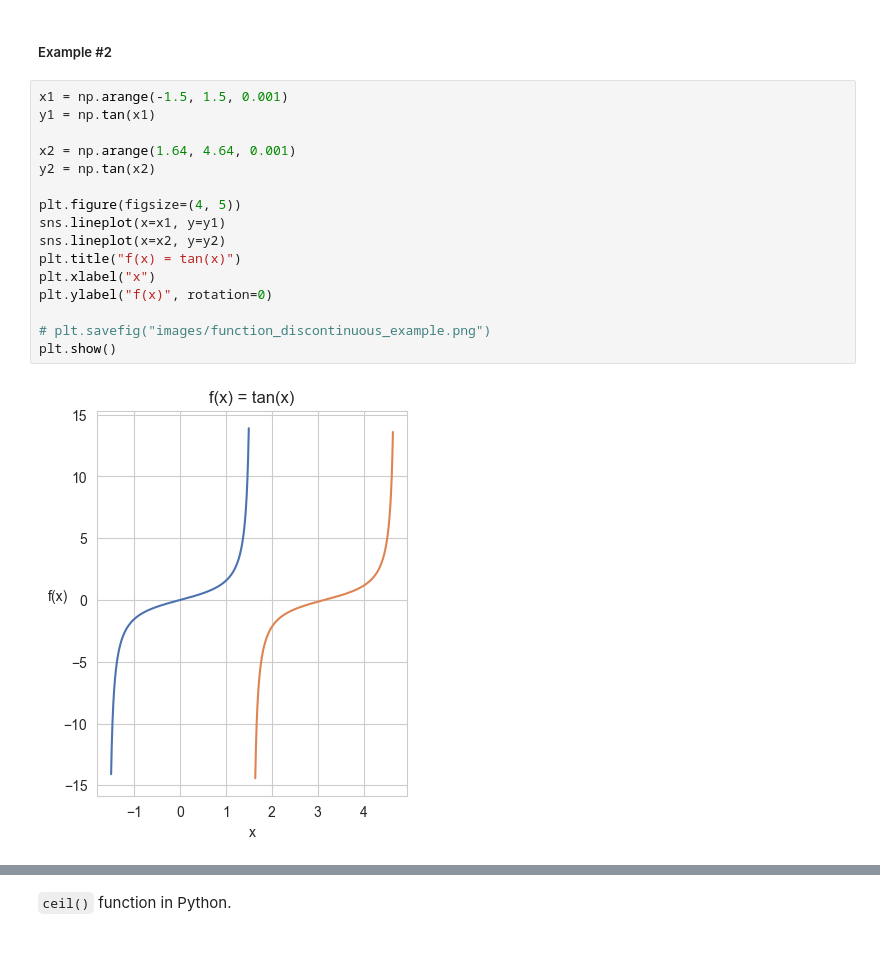
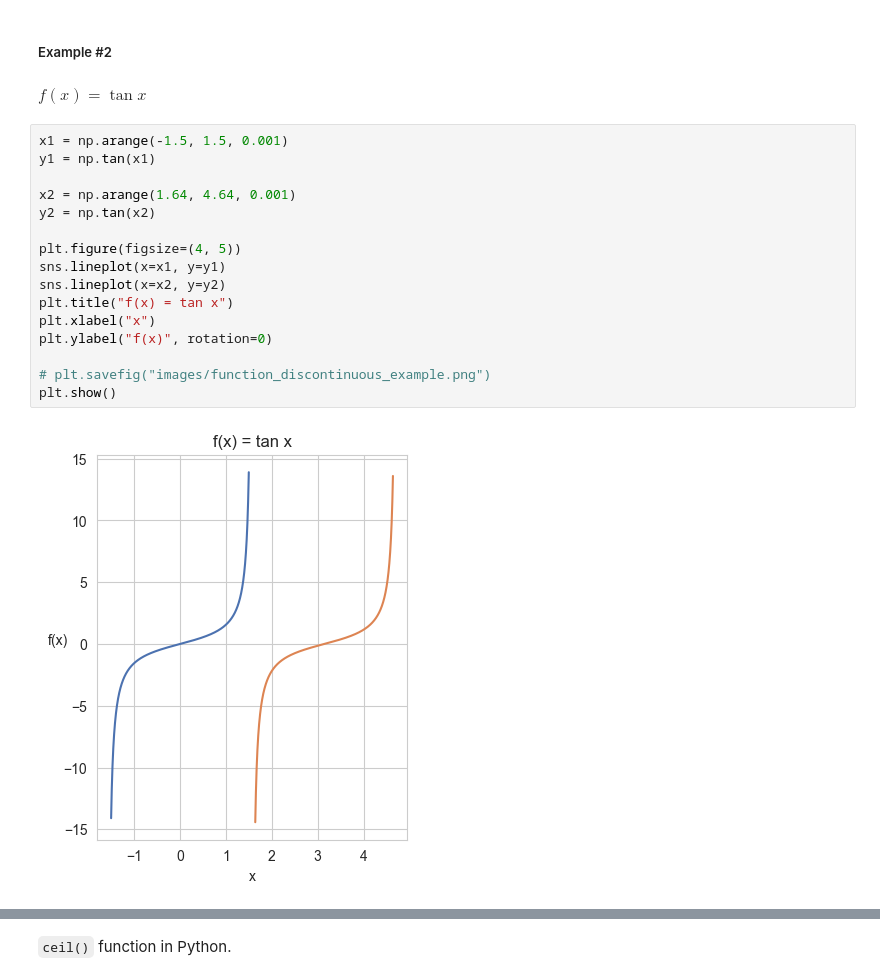
Before and after one commit to dheemanth-bhat/maths-for-ml, a Jupyter notebook: 3_Linear_Algebra/05_Optimization_1-calculus_in_ML.ipynb, the cells around one changed output, grey strips where cells are left out. Drawn from its saved outputs; the diff is of its cells as text; blank space fills up the shorter version.

```diff
--- a/3_Linear_Algebra/05_Optimization_1-calculus_in_ML.ipynb
+++ b/3_Linear_Algebra/05_Optimization_1-calculus_in_ML.ipynb
@@ -370,21 +402,23 @@ plt.show()
 [figure]
 # %% [markdown]
 ##### Example #2
+# %% [markdown]
+$f(x) = \tan x$
 # %%
 x1 = np.arange(-1.5, 1.5, 0.001)
 y1 = np.tan(x1)
 
 x2 = np.arange(1.64, 4.64, 0.001)
 y2 = np.tan(x2)
 
 plt.figure(figsize=(4, 5))
 sns.lineplot(x=x1, y=y1)
 sns.lineplot(x=x2, y=y2)
-plt.title("f(x) = tan(x)")
+plt.title("f(x) = tan x")
 plt.xlabel("x")
 plt.ylabel("f(x)", rotation=0)
 
 # plt.savefig("images/function_discontinuous_example.png")
 plt.show()
 # %% [output]
-[figure, old version]
+[figure, new version]
```
Also changed, not shown: parts of 25 cells of this notebook, 8 other files.
